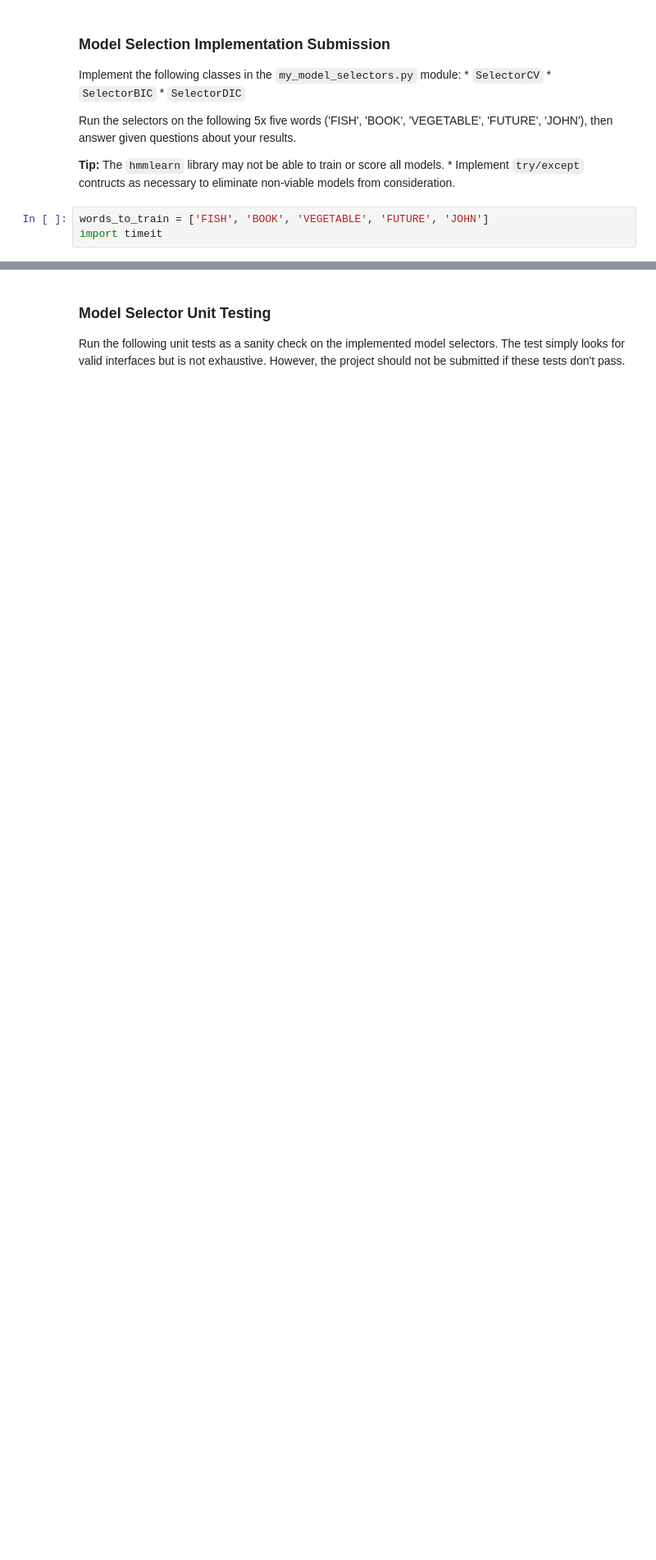
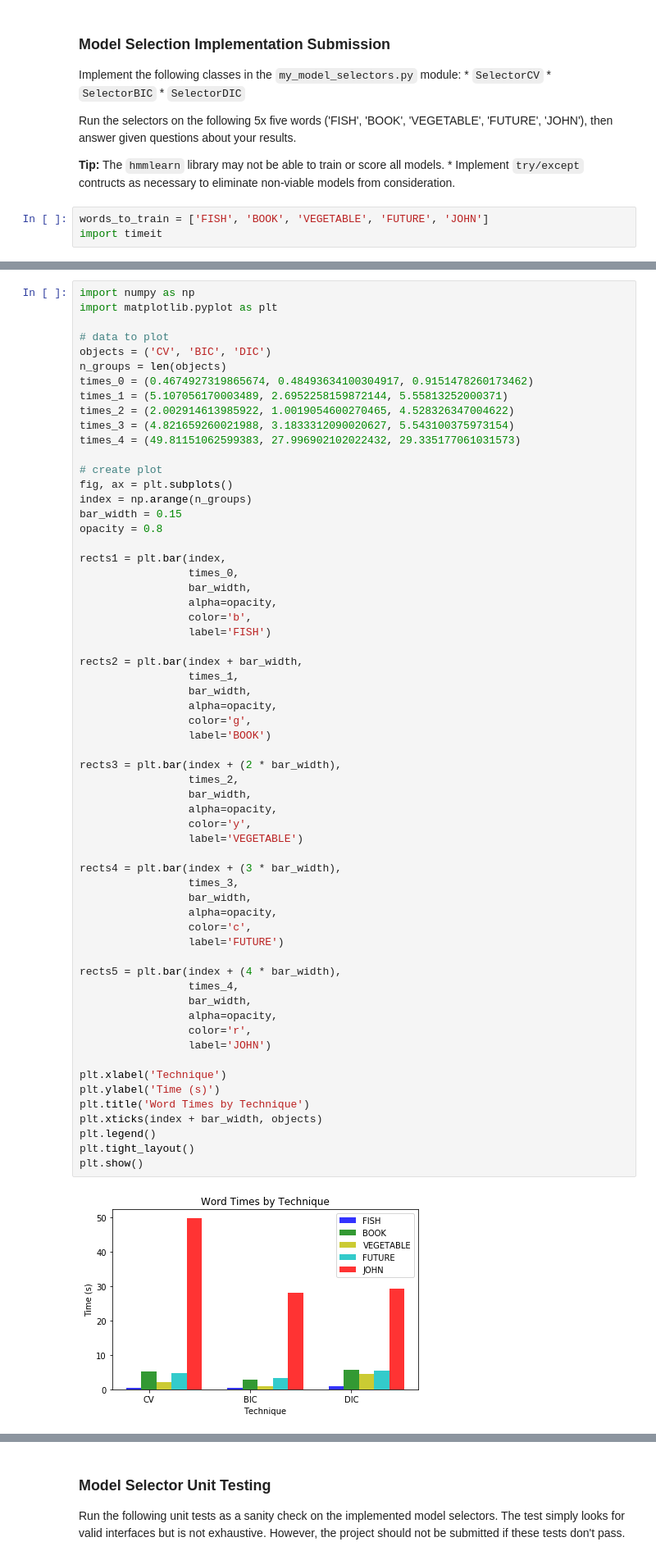
Before and after one commit to ltfschoen/AIND-Recognizer, a Jupyter notebook: asl_recognizer.ipynb, the cells around one changed output, grey strips where cells are left out. Shown at 82% size. Saved outputs shown, nothing was run; the diff lists cells and outputs as text; blank space fills up the shorter version.

Commit message:
Finished Part 2 incl. CV, and written comparison using PyPlot charts

```diff
--- a/asl_recognizer.ipynb
+++ b/asl_recognizer.ipynb
@@ -668,0 +933,63 @@ for word in words_to_train:
+# %%
+import numpy as np
+import matplotlib.pyplot as plt
+
+# data to plot
+objects = ('CV', 'BIC', 'DIC')
+n_groups = len(objects)
+times_0 = (0.4674927319865674, 0.48493634100304917, 0.9151478260173462)
+times_1 = (5.107056170003489, 2.6952258159872144, 5.55813252000371)
+times_2 = (2.002914613985922, 1.0019054600270465, 4.528326347004622)
+times_3 = (4.821659260021988, 3.1833312090020627, 5.543100375973154)
+times_4 = (49.81151062599383, 27.996902102022432, 29.335177061031573)
+
+# create plot
+fig, ax = plt.subplots()
+index = np.arange(n_groups)
+bar_width = 0.15
+opacity = 0.8
+
+rects1 = plt.bar(index,
+                 times_0,
+                 bar_width,
+                 alpha=opacity,
+                 color='b',
+                 label='FISH')
+
+rects2 = plt.bar(index + bar_width,
+                 times_1,
+                 bar_width,
+                 alpha=opacity,
+                 color='g',
+                 label='BOOK')
+
+rects3 = plt.bar(index + (2 * bar_width),
+                 times_2,
+                 bar_width,
+                 alpha=opacity,
+                 color='y',
+                 label='VEGETABLE')
+
+rects4 = plt.bar(index + (3 * bar_width),
+                 times_3,
+                 bar_width,
+                 alpha=opacity,
+                 color='c',
+                 label='FUTURE')
+
+rects5 = plt.bar(index + (4 * bar_width),
+                 times_4,
+                 bar_width,
+                 alpha=opacity,
+                 color='r',
+                 label='JOHN')
+
+plt.xlabel('Technique')
+plt.ylabel('Time (s)')
+plt.title('Word Times by Technique')
+plt.xticks(index + bar_width, objects)
+plt.legend()
+plt.tight_layout()
+plt.show()
+# %% [output]
+[figure, added]
```
Also changed, not shown: parts of 34 cells of this notebook, 3 other files.
